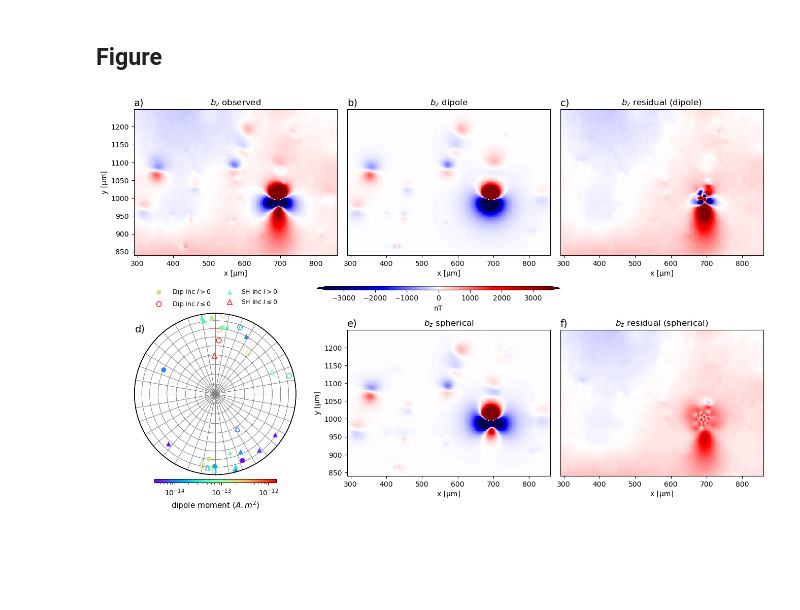
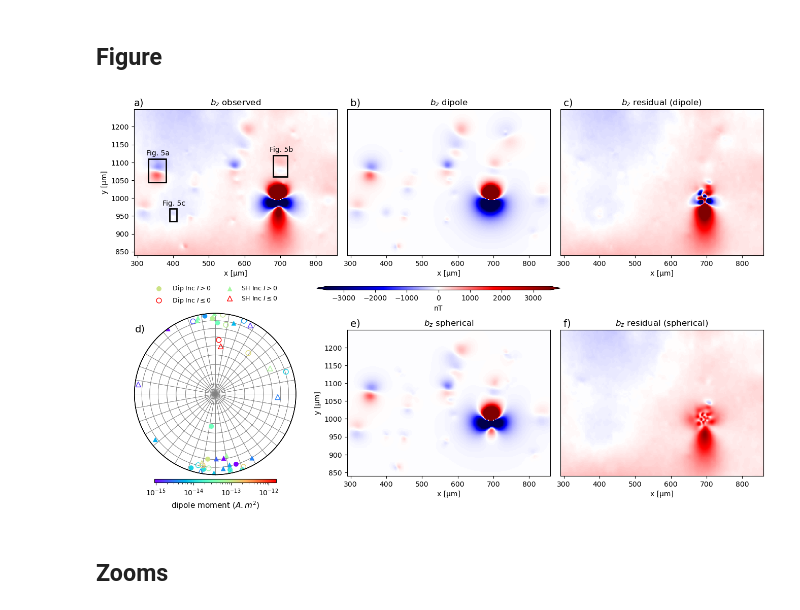
Before and after one commit to compgeolab/micromag-spherical-harmonic, a Jupyter notebook: code/Results_real_data/Results_real_data_speleothem.ipynb, the cells around one changed output. Cells and saved outputs as stored; diff of their text form; code cells hidden in the pictures; blank space fills up the shorter version.

Commit message:
Add highlight anomalies figure

```diff
--- a/code/Results_real_data/Results_real_data_speleothem.ipynb
+++ b/code/Results_real_data/Results_real_data_speleothem.ipynb
@@ -139,6 +151,8 @@ data_up = data_up.assign(dipole_nonlinear=(['y','x'], np.zeros_like(data_up.bz))
 
 
 estimated_dipole_moments_dip = []
+positions_dipole = []
+base_levels_dipole = []
 
 for window in rich.progress.track(np.array(windows), total = len(np.array(windows))):
 
@@ -187,6 +201,8 @@ for window in rich.progress.track(np.array(windows), total = len(np.array(window
                              minimization['x'][1]*position[1],
                              minimization['x'][2]*position[2]])
     estimated_dipole_moments_dip.append(moment)
+    positions_dipole.append(position)
+    base_levels_dipole.append(base_level)
 
     pred = mg.dipole_bz(coordinates_whole,
               position,
@@ -240,7 +256,8 @@ data_up_copy = data_up.copy(deep=True)
 data_up = data_up.assign(spherical_harmonic=(['y','x'], np.zeros_like(data_up.bz)))
 
 estimated_dipole_moments_SH = []
-
+positions_SH = []
+base_levels_SH = []
 
 for window in rich.progress.track(np.array(windows), total = len(np.array(windows))):
 
@@ -290,12 +307,13 @@ for window in rich.progress.track(np.array(windows), total = len(np.array(window
     #                          minimization['x'][1]*position[1],
     #                          minimization['x'][2]*position[2]])
 ###################################################################
-    sph = mt.SphericalHarmonicsBz(position, damping=1e-1, min_degree=1, max_degree=6).fit(coordinates, anomaly_table.data_minus_background)
+    sph = mt.SphericalHarmonicsBz(position, damping=1e-1, min_degree=1, max_degree=5).fit(coordinates, anomaly_table.data_minus_background)
     sph.update_location(coordinates, anomaly_table.data_minus_background)
 
     ####
     estimated_dipole_moments_SH.append(sph.magnetic_moment_)
-
+    positions_SH.append(sph.location)
+    base_levels_SH.append(base_level)
 
     pred_sph = sph.predict(coordinates_whole).reshape(data_up.bz.shape)
 
@@ -340,3 +367,9 @@ plt.tight_layout()
+# %%
+zooms = [
+[330, 380, 1045, 1110],
+[680, 720, 1060, 1120],
+[390, 410,  935,  970]
+]
 # %%
 fig, axes = plt.subplots(2, 3, figsize=(16, 10))#, sharey='row', sharex='col')
 
@@ -352,6 +385,20 @@ im = data_up["bz"].plot.pcolormesh(
     vmax=vmax,
     add_colorbar=False
 )
+
+letters = ["a", "b", "c"]
+for letter, window in zip(letters, zooms):
+    rect = matplotlib.patches.Rectangle(
+        xy=[window[0], window[2]],
+        width=window[1] - window[0],
+        height=window[3] - window[2],
+        edgecolor="k",
+        fill=False,
+        linewidth=2,
+    )
+    axes[0,0].add_patch(rect)
+
+    axes[0,0].text((window[0]+window[1])/2-30, window[3]+10, f'Fig. 5{letter}')
 
 # Dipole prediction
 data_up["dipole_nonlinear"].plot.pcolormesh(
@@ -442,34 +489,36 @@ tmp = projection_dip.plot(ax=ax, draw_cross=False, add_radial_grid=True, label="
                           add_legend=False, add_ticks=False, **kwargs)
 
 tmp = projection_SH.plot(ax=ax, draw_cross=False, add_radial_grid=True, marker='^', label="SH Inc",
                          add_legend=False, add_ticks=False, **kwargs)
 clb = fig.colorbar(
         tmp,
         # cax=fig.add_axes([0.12, -0.025, 0.73, 0.0075]),
         cax=fig.add_axes([0.15, 0.12, 0.15,  0.0075]),
         # format="%.0g",
         label="A.m²",
         orientation="horizontal"
     )
 
 clb.set_label(label="dipole moment ($A.m^2$)", fontsize=11)
 clb.ax.tick_params(labelsize=10)
 
 ax.text(0.05, 0.85, f"d)", transform=ax.transAxes, fontsize=14, zorder=5)
 
-ax.legend(ncol=2, fontsize=9, loc='upper center',bbox_to_anchor=(0.5, 1.13), frameon=False)
+ax.legend(ncol=2, fontsize=9, loc='upper center',bbox_to_anchor=(0.5, 1.15), frameon=False)
 
 
-for ax, letter in zip(axes.ravel(), "a b c d e f".split()):
-    ax.text(0, 1.025, f"{letter})", transform=ax.transAxes, fontsize=14, zorder=5)
+for ax, letter in zip(axes.ravel(), r"a)| b)| c)| | e)| f)".split('|')):
+    ax.text(0, 1.025, f"{letter}", transform=ax.transAxes, fontsize=14, zorder=5)
 
 
 
 plt.subplots_adjust(hspace=0.3, wspace=0.05)
 
 plt.savefig(figure_dir / "real_data_results.png",
             dpi=300, bbox_inches="tight", transparent=True)
 
 plt.show()
 # %% [output]
-[figure, old version]
+[figure, new version]
+# %% [markdown]
+## Zooms
```
Also changed, not shown: parts of 7 cells of this notebook, 2 other files.
